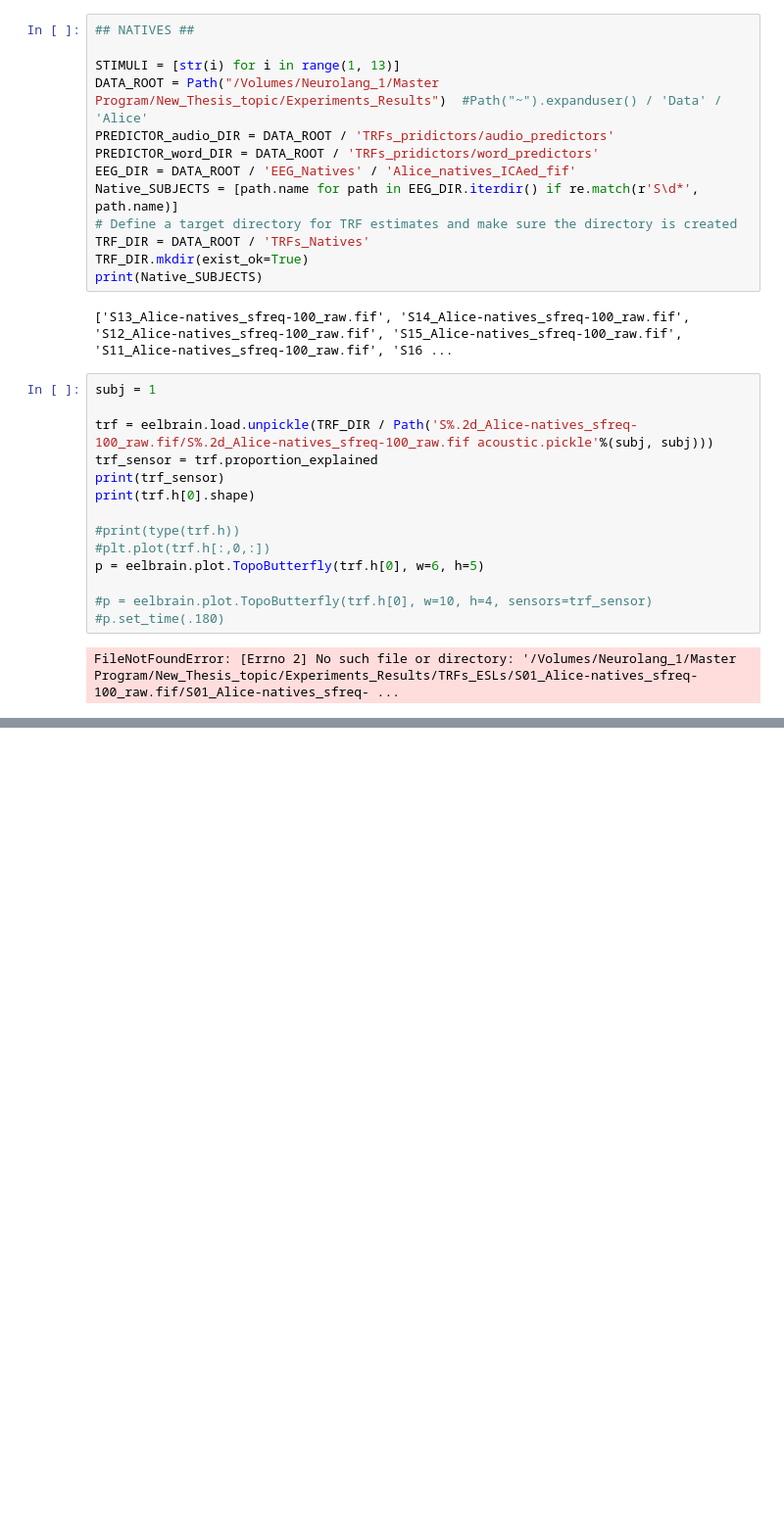
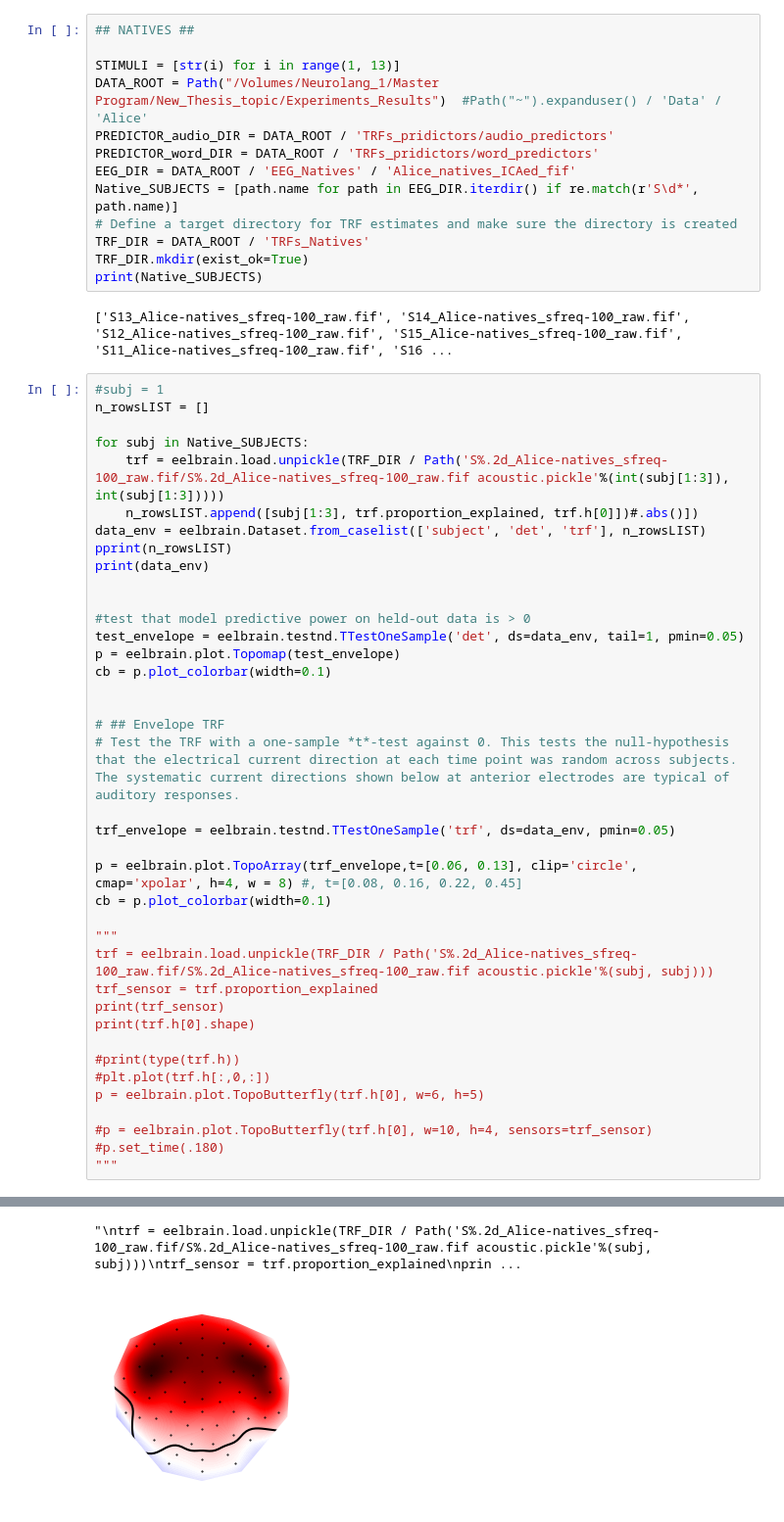
Before and after one commit to DHCLAIRE/ICN_related, a Jupyter notebook: Thesis/Alice_ESLs_analysis.ipynb, the cells around one changed output, grey strips where cells are left out. Shown: that part at 98% size. Drawn from its saved outputs; the diff is of its cells as text; blank space fills up the shorter version.

```diff
--- a/Thesis/Alice_ESLs_analysis.ipynb
+++ b/Thesis/Alice_ESLs_analysis.ipynb
@@ -93,19 +127,43 @@ TRF_DIR.mkdir(exist_ok=True)
 print(Native_SUBJECTS)
 # %% [output]
 ['S13_Alice-natives_sfreq-100_raw.fif', 'S14_Alice-natives_sfreq-100_raw.fif', 'S12_Alice-natives_sfreq-100_raw.fif', 'S15_Alice-natives_sfreq-100_raw.fif', 'S11_Alice-natives_sfreq-100_raw.fif', 'S16 ...
-# %%
-subj = 1
-
-trf = eelbrain.load.unpickle(TRF_DIR / Path('S%.2d_Alice-natives_sfreq-100_raw.fif/S%.2d_Alice-natives_sfreq-100_raw.fif acoustic.pickle'%(subj, subj)))
-trf_sensor = trf.proportion_explained
-print(trf_sensor)
-print(trf.h[0].shape)
-
-#print(type(trf.h))
-#plt.plot(trf.h[:,0,:])
-p = eelbrain.plot.TopoButterfly(trf.h[0], w=6, h=5)
-
-#p = eelbrain.plot.TopoButterfly(trf.h[0], w=10, h=4, sensors=trf_sensor)
-#p.set_time(.180)
-# %% [output]
-FileNotFoundError: [Errno 2] No such file or directory: '/Volumes/Neurolang_1/Master Program/New_Thesis_topic/Experiments_Results/TRFs_ESLs/S01_Alice-natives_sfreq-100_raw.fif/S01_Alice-natives_sfreq- ...
+# %%
+#subj = 1
+n_rowsLIST = []
+
+for subj in Native_SUBJECTS:
+    trf = eelbrain.load.unpickle(TRF_DIR / Path('S%.2d_Alice-natives_sfreq-100_raw.fif/S%.2d_Alice-natives_sfreq-100_raw.fif acoustic.pickle'%(int(subj[1:3]), int(subj[1:3]))))
+    n_rowsLIST.append([subj[1:3], trf.proportion_explained, trf.h[0]])#.abs()])
+data_env = eelbrain.Dataset.from_caselist(['subject', 'det', 'trf'], n_rowsLIST)
+pprint(n_rowsLIST)
+print(data_env)
+
+
+#test that model predictive power on held-out data is > 0
+test_envelope = eelbrain.testnd.TTestOneSample('det', ds=data_env, tail=1, pmin=0.05)
+p = eelbrain.plot.Topomap(test_envelope)
+cb = p.plot_colorbar(width=0.1)
+
+
+# ## Envelope TRF
+# Test the TRF with a one-sample *t*-test against 0. This tests the null-hypothesis that the electrical current direction at each time point was random across subjects. The systematic current directions shown below at anterior electrodes are typical of auditory responses.
+
+trf_envelope = eelbrain.testnd.TTestOneSample('trf', ds=data_env, pmin=0.05)
+
+p = eelbrain.plot.TopoArray(trf_envelope,t=[0.06, 0.13], clip='circle', cmap='xpolar', h=4, w = 8) #, t=[0.08, 0.16, 0.22, 0.45]
+cb = p.plot_colorbar(width=0.1)
+
+"""
+trf = eelbrain.load.unpickle(TRF_DIR / Path('S%.2d_Alice-natives_sfreq-100_raw.fif/S%.2d_Alice-natives_sfreq-100_raw.fif acoustic.pickle'%(subj, subj)))
+trf_sensor = trf.proportion_explained
+print(trf_sensor)
+print(trf.h[0].shape)
+
+#print(type(trf.h))
+#plt.plot(trf.h[:,0,:])
+p = eelbrain.plot.TopoButterfly(trf.h[0], w=6, h=5)
+
+#p = eelbrain.plot.TopoButterfly(trf.h[0], w=10, h=4, sensors=trf_sensor)
+#p.set_time(.180)
+"""
+# %% [output]
@@ -111,0 +187,2 @@ FileNotFoundError: [Errno 2] No such file or directory: '/Volumes/Neurolang_1/Ma
+"\ntrf = eelbrain.load.unpickle(TRF_DIR / Path('S%.2d_Alice-natives_sfreq-100_raw.fif/S%.2d_Alice-natives_sfreq-100_raw.fif acoustic.pickle'%(subj, subj)))\ntrf_sensor = trf.proportion_explained\nprin ...
+[figure, added]
```
Also changed, not shown: parts of 4 cells of this notebook.
